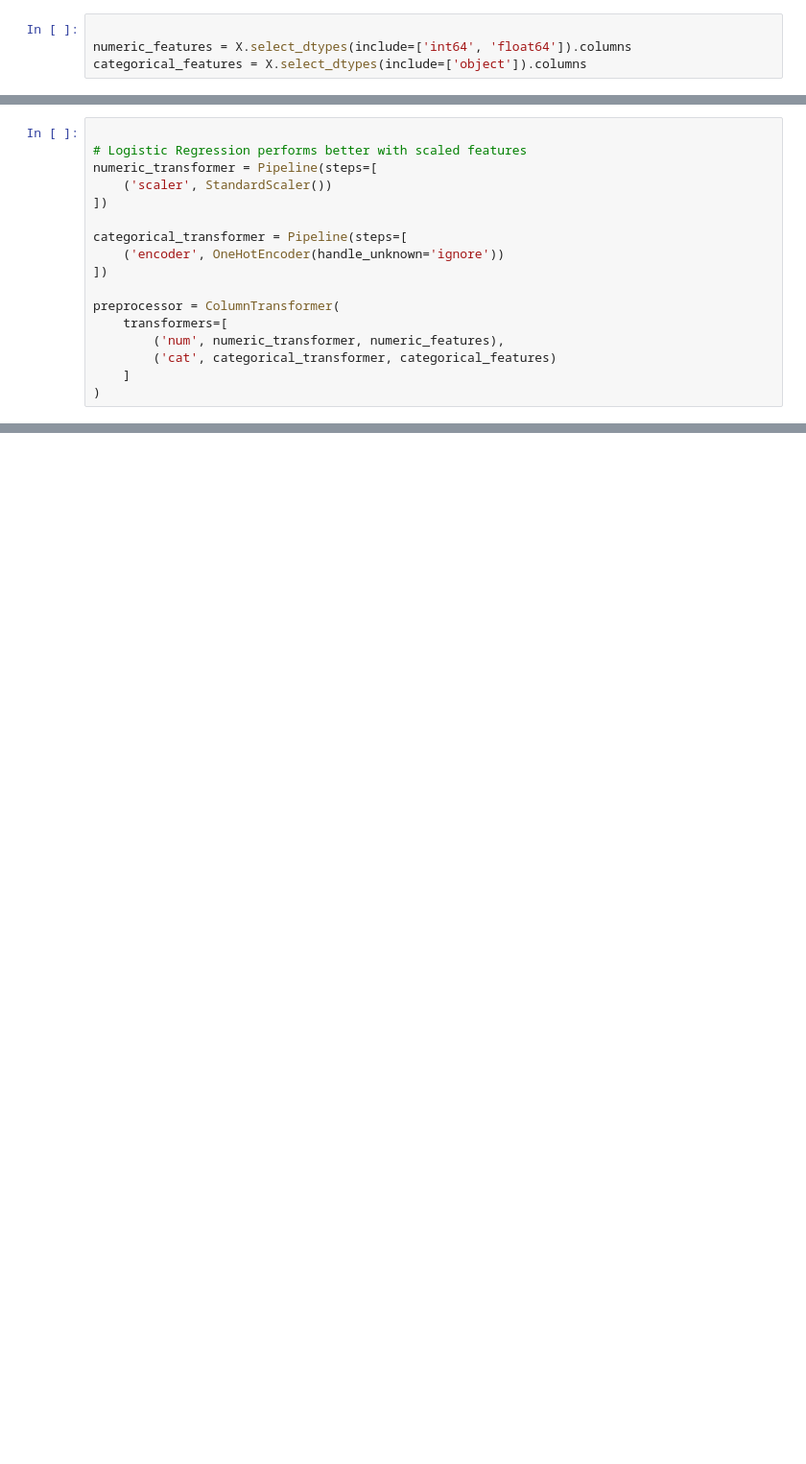
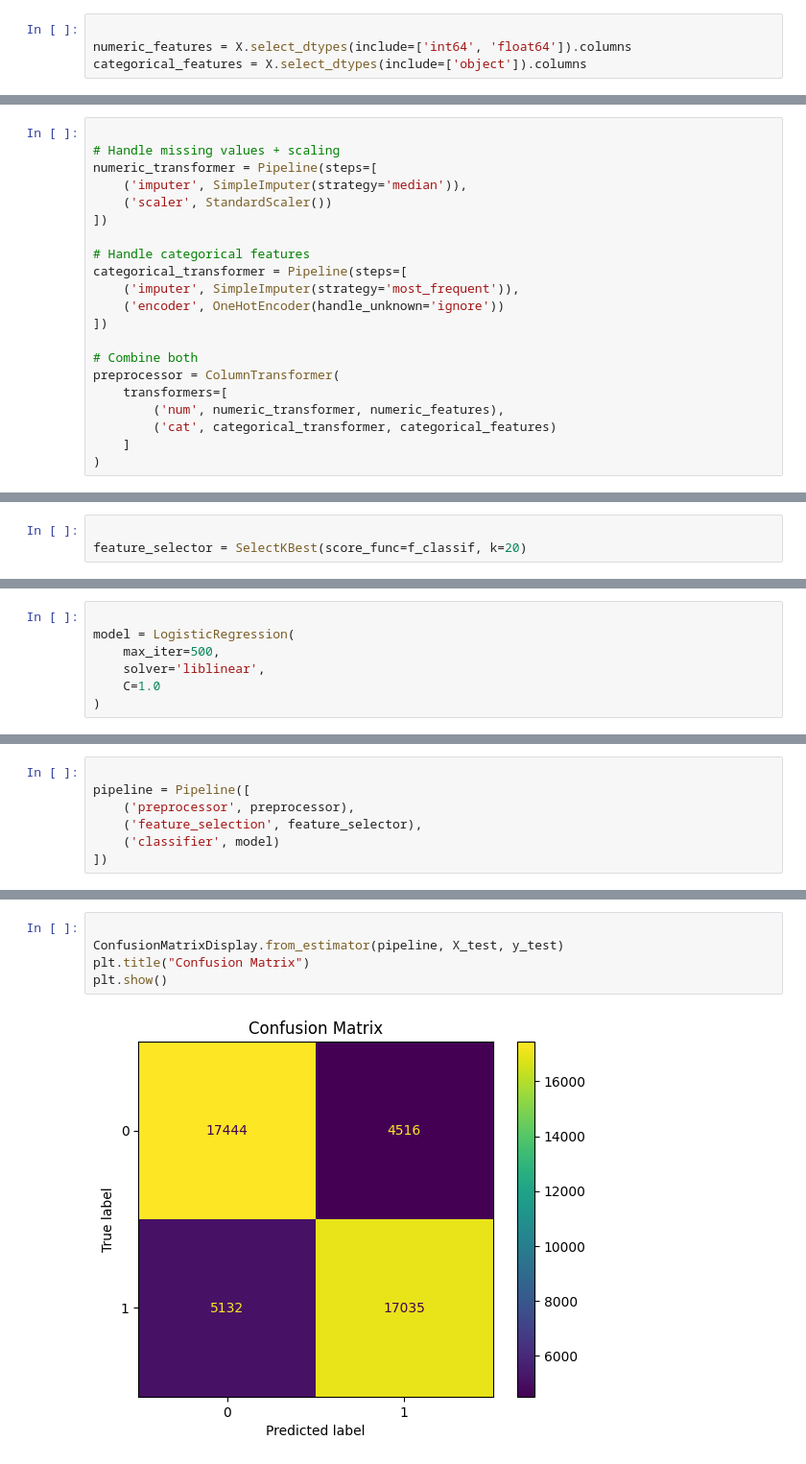
Before and after one commit to JamesSembukuttiarachchi/rain_in_australia, a Jupyter notebook: 01_logistic_regression_weatherAUS.ipynb, the cells around one changed output, grey strips where cells are left out. Shown at 96% size. Drawn from its saved outputs; the diff is of its cells as text; blank space fills up the shorter version.

```diff
--- a/01_logistic_regression_weatherAUS.ipynb
+++ b/01_logistic_regression_weatherAUS.ipynb
@@ -64,14 +134,18 @@ categorical_features = X.select_dtypes(include=['object']).columns
 # %%
 
-# Logistic Regression performs better with scaled features
+# Handle missing values + scaling
 numeric_transformer = Pipeline(steps=[
+    ('imputer', SimpleImputer(strategy='median')),
     ('scaler', StandardScaler())
 ])
 
+# Handle categorical features
 categorical_transformer = Pipeline(steps=[
+    ('imputer', SimpleImputer(strategy='most_frequent')),
     ('encoder', OneHotEncoder(handle_unknown='ignore'))
 ])
 
+# Combine both
 preprocessor = ColumnTransformer(
     transformers=[
         ('num', numeric_transformer, numeric_features),
@@ -81 +157,4 @@ preprocessor = ColumnTransformer(
+# %%
+
+feature_selector = SelectKBest(score_func=f_classif, k=20)
 # %% [markdown]
@@ -101,0 +169,7 @@ pipeline = Pipeline(steps=[
+# %%
+
+model = LogisticRegression(
+    max_iter=500,
+    solver='liblinear',
+    C=1.0
+)
@@ -102 +178,8 @@ pipeline = Pipeline(steps=[
+# %%
+
+pipeline = Pipeline([
+    ('preprocessor', preprocessor),
+    ('feature_selection', feature_selector),
+    ('classifier', model)
+])
 # %% [markdown]
@@ -122,0 +252,7 @@ print(confusion_matrix(y_test, y_pred))
+# %%
+
+ConfusionMatrixDisplay.from_estimator(pipeline, X_test, y_test)
+plt.title("Confusion Matrix")
+plt.show()
+# %% [output]
+[figure, added]
```
Also changed, not shown: parts of 24 cells of this notebook.
